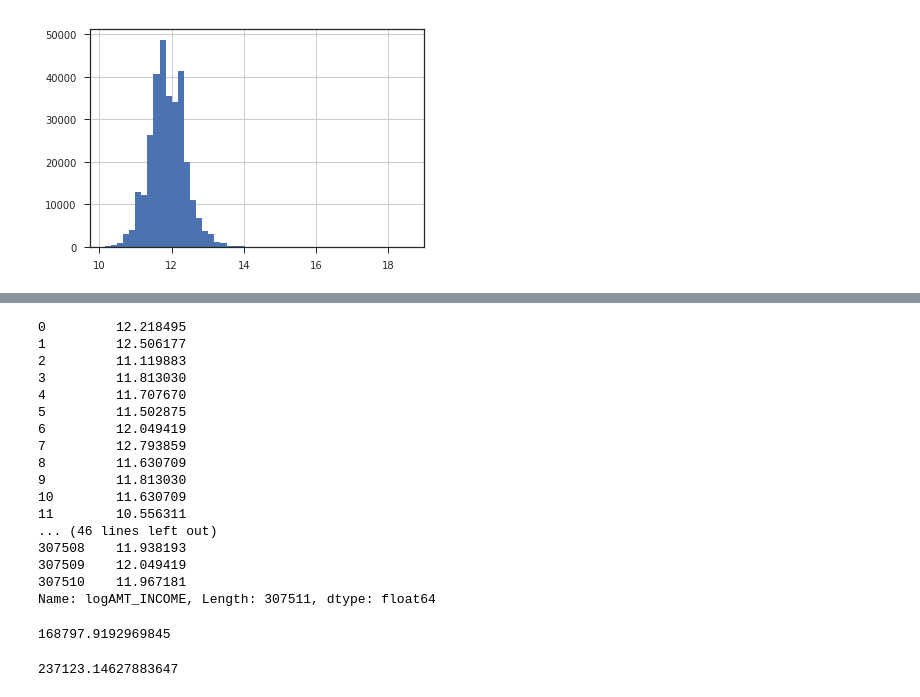
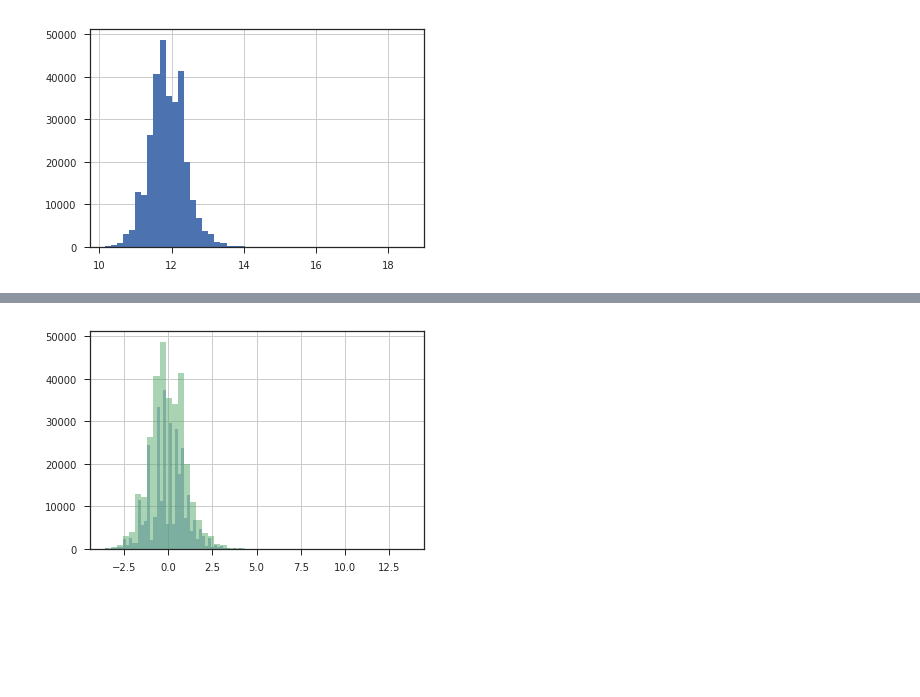
Before and after one commit to robahall/hcdr, a Jupyter notebook: notebooks/3.0-rah-MoreThoroughEDA.ipynb, the cells around one changed output, grey strips where cells are left out. Saved outputs shown, nothing was run; the diff lists cells and outputs as text; code cells hidden in the pictures; blank space fills up the shorter version.

Commit message:
Tested log-standardized function for income

```diff
--- a/notebooks/3.0-rah-MoreThoroughEDA.ipynb
+++ b/notebooks/3.0-rah-MoreThoroughEDA.ipynb
@@ -78,4 +59,4 @@ np.log(originalDF['AMT_INCOME_TOTAL']).hist(bins = 50)
 [figure]
 # %%
 amtMean = np.log(originalDF['AMT_INCOME_TOTAL']).mean()
-amtMean = np.log(originalDF['AMT_INCOME_TOTAL']).std()
+amtStd = np.log(originalDF['AMT_INCOME_TOTAL']).std()
@@ -81,0 +75,2 @@ amtMean = np.log(originalDF['AMT_INCOME_TOTAL']).std()
+# %%
+X_scaled = preprocessing.scale(np.log(originalDF['AMT_INCOME_TOTAL']))
@@ -82,3 +80,12 @@ amtMean = np.log(originalDF['AMT_INCOME_TOTAL']).std()
+# %%
+logAMT = pd.Series((np.log(originalDF['AMT_INCOME_TOTAL']) - amtMean)/amtStd)
+scaledAMT = pd.Series(X_scaled, name= 'scaledLogINC')
+# %%
+logAMT.hist(bins = 100, alpha = 0.5)
+scaledAMT.hist(bins = 50, alpha = 0.5)
+plt.legend = True
+# %% [output]
+[figure, added]
 # %%
 def normalizeIncome(dfIn):
     """Log transform income and standardize income"""
@@ -96,20 +105,0 @@ nIncome = np.log(originalDF['AMT_INCOME_TOTAL'])
-# %%
-nIncome.rename('logAMT_INCOME', inplace = True)
-# %% [output]
-0         12.218495
-1         12.506177
-2         11.119883
-3         11.813030
-4         11.707670
-5         11.502875
-6         12.049419
-7         12.793859
-8         11.630709
-9         11.813030
-10        11.630709
-11        10.556311
-... (46 lines left out)
-307508    11.938193
-307509    12.049419
-307510    11.967181
-Name: logAMT_INCOME, Length: 307511, dtype: float64
@@ -120,8 +105,0 @@ nIncome = (nIncome - nMean)/nStd
-# %%
-nMean
-# %% [output]
-168797.9192969845
-# %%
-nStd
-# %% [output]
-237123.14627883647
```
Also changed, not shown: parts of 14 cells of this notebook.
